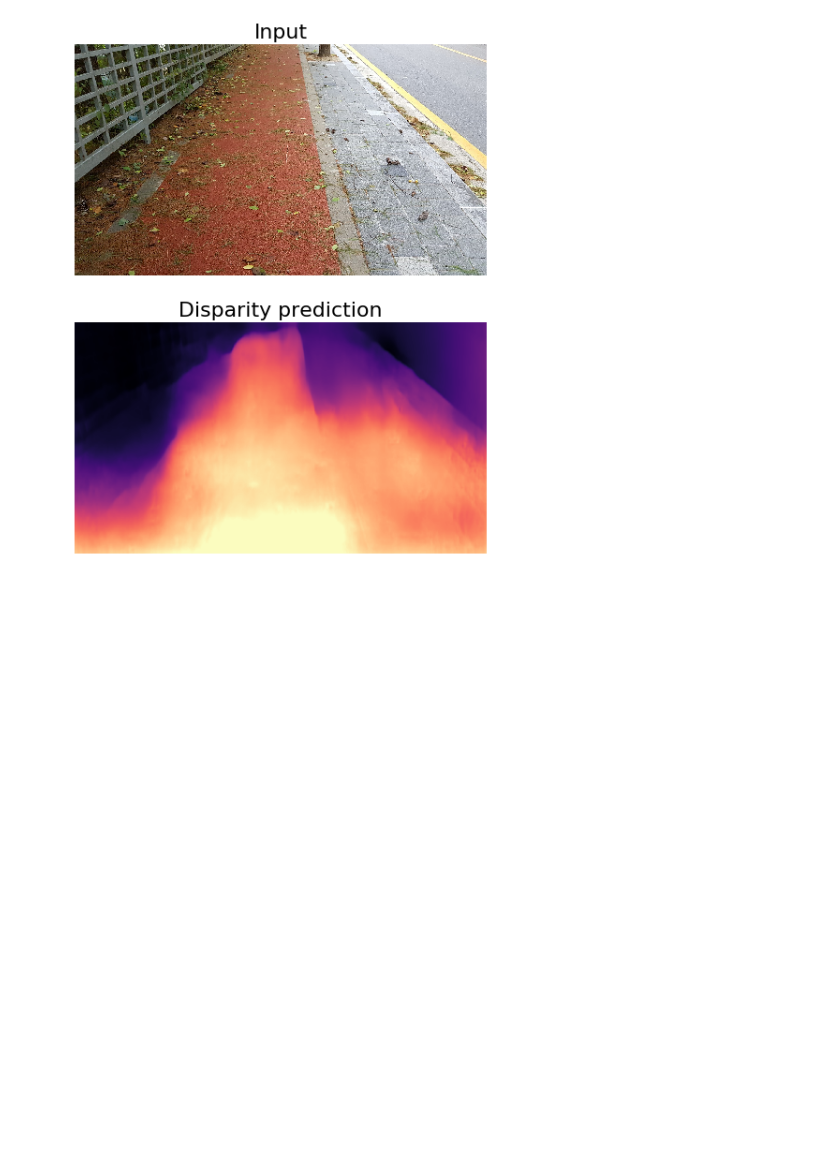
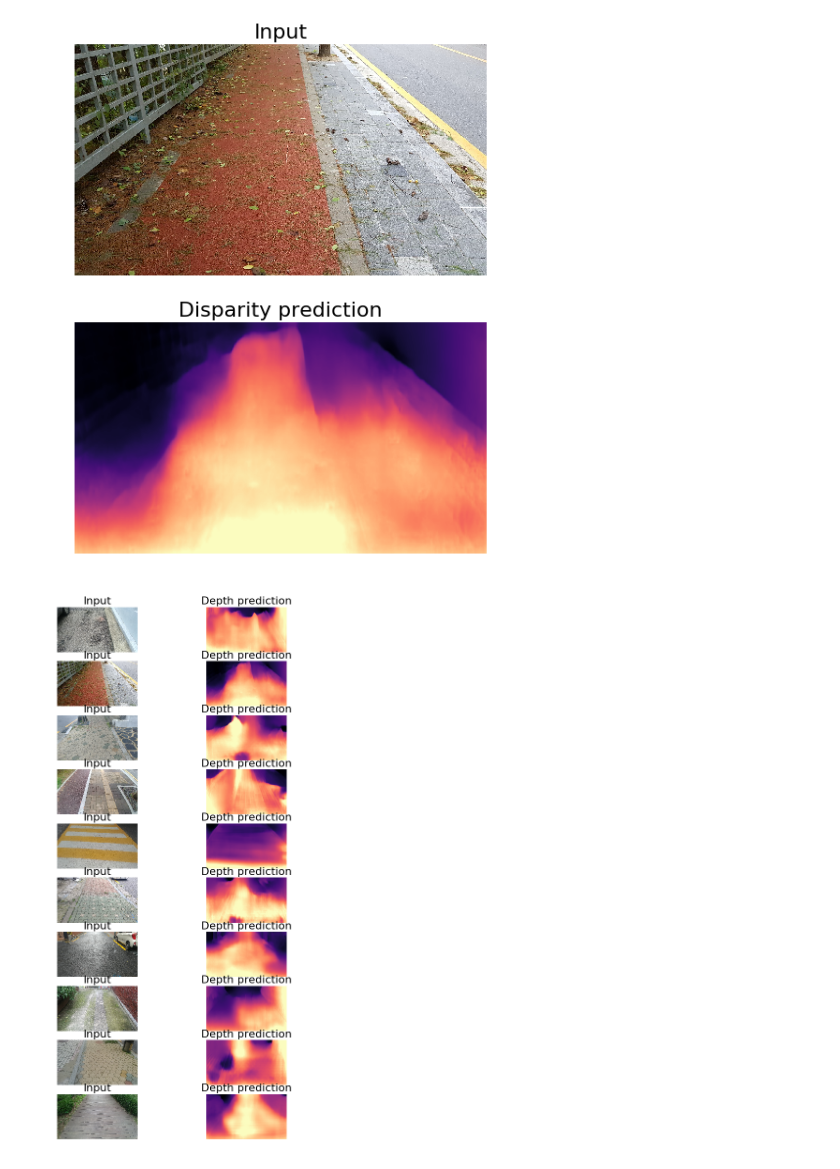
Before and after one commit to CSID-DGU/2022-1-OSSP2-Hello-10, a Jupyter notebook: depth_prediction_example.ipynb, the cells around one changed output. Saved outputs shown, nothing was run; the diff lists cells and outputs as text; code cells hidden in the pictures; blank space fills up the shorter version.

```diff
--- a/depth_prediction_example.ipynb
+++ b/depth_prediction_example.ipynb
@@ -50,7 +50,7 @@ depth_decoder.eval();
 # %% [markdown]
 ## Loading the test image and preprocessing
 # %%
-image_path = "assets\Surface_01\MP_SEL_SUR_000002.jpg"
+image_path = "assets/test_image.jpg"
 
 input_image = pil.open(image_path).convert('RGB')
 original_width, original_height = input_image.size
@@ -91,50 +91,41 @@ plt.axis('off');
 # %% [output]
 [figure]
 # %%
-disp_resized_np_arr = []
-vmax_arr=[]
-
-plt.figure(figsize=(10, 10))
+plt.figure(figsize=(10, 20))
 
 for i in range(1, 11):
-    image_path = "assets\Surface_01\MP_SEL_SUR_00000%d.jpg" %i
+    image_path = "assets\Surface_01\MP_SEL_SUR_0000%02d.jpg" %i
 
     input_image = pil.open(image_path).convert('RGB')
     original_width, original_height = input_image.size
 
     feed_height = loaded_dict_enc['height']
     feed_width = loaded_dict_enc['width']
     input_image_resized = input_image.resize((feed_width, feed_height), pil.LANCZOS)
 
     input_image_pytorch = transforms.ToTensor()(input_image_resized).unsqueeze(0)
 
     with torch.no_grad():
         features = encoder(input_image_pytorch)
         outputs = depth_decoder(features)
 
     disp = outputs[("disp", 0)]
 
     disp_resized = torch.nn.functional.interpolate(disp,
-    (original_height, original_width), mode="bilinear", align_corners=False)
+        (original_height, original_width), mode="bilinear", align_corners=False)
 
     # Saving colormapped depth image
-    disp_resized_np_arr.append(disp_resized.squeeze().cpu().numpy())
-    vmax_arr.append( np.percentile(disp_resized_np, 95))
+    disp_resized_np = disp_resized.squeeze().cpu().numpy()
+    vmax = np.percentile(disp_resized_np, 95)
 
-    plt.subplot()
+    plt.subplot(10, 2, i*2 -1)
+    plt.imshow(input_image)
+    plt.title("Input", fontsize=22)
+    plt.axis('off')
 
-
-
-
-
-
-plt.figure(figsize=(10, 10))
-plt.subplot(2, 10, i*2 -1)
-plt.imshow(input_image)
-plt.title("Input", fontsize=22)
-plt.axis('off')
-
-plt.subplot(2, 10, i*2)
-plt.imshow(disp_resized_np, cmap='magma', vmax=vmax)
-plt.title("Depth prediction", fontsize=22)
-plt.axis('off')
+    plt.subplot(10, 2, i*2)
+    plt.imshow(disp_resized_np, cmap='magma', vmax=vmax)
+    plt.title("Depth prediction", fontsize=22)
+    plt.axis('off')
+# %% [output]
+[figure, added]
```
